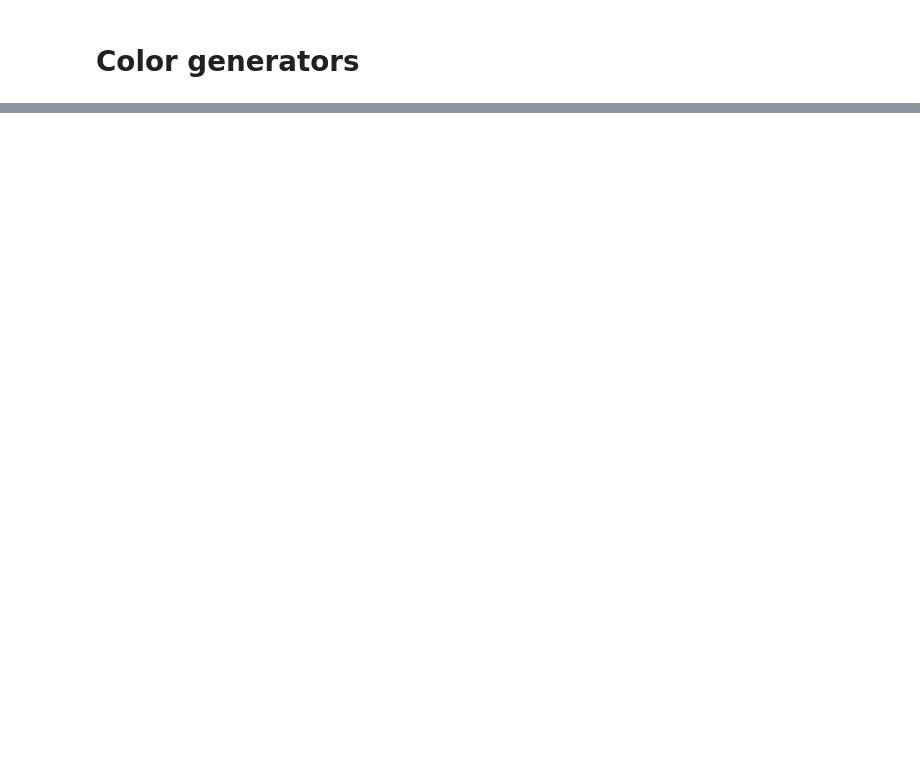
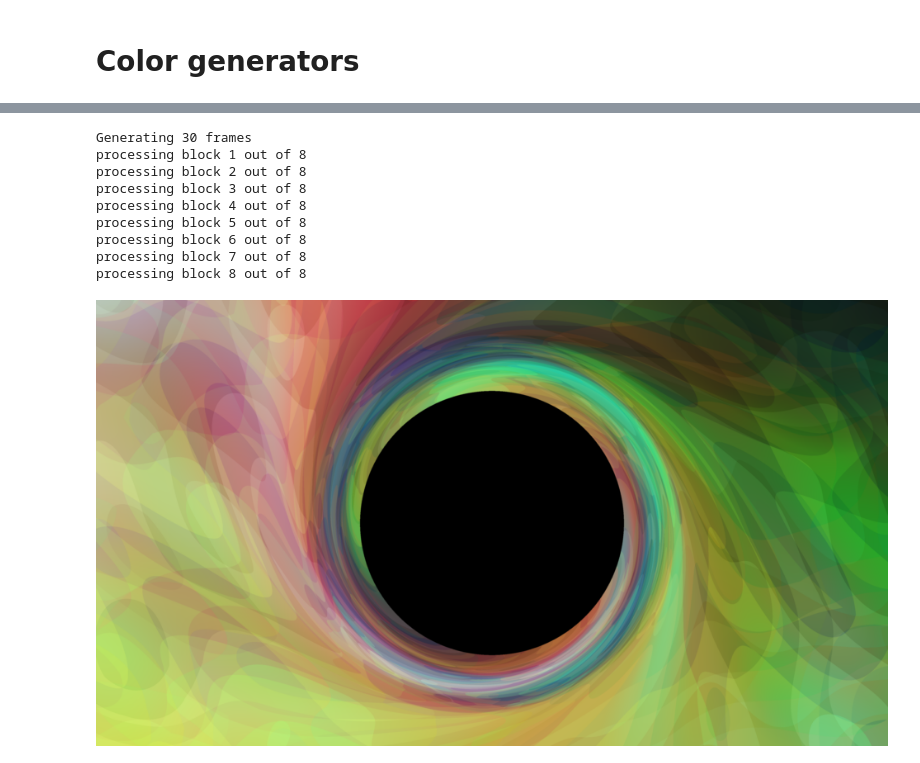
Before and after one commit to Nikita-Gz/ArGen, a Jupyter notebook: ArGen_public.ipynb, the cells around one changed output, grey strips where cells are left out. Cells and saved outputs as stored; diff of their text form; code cells hidden in the pictures; blank space fills up the shorter version.

```diff
--- a/ArGen_public.ipynb
+++ b/ArGen_public.ipynb
@@ -127,3 +125,14 @@ def create_color_generator_input_matrix(resolution, image_centre, coordinate_wid
   return coordinates
 # %% [markdown]
 # Color generators
+# %%
+def process_input_in_parts(inp, processing_function, divide_by_n_parts=8):
+  blocks = np.array_split(inp, divide_by_n_parts, axis=0)
+  outputs = []
+  for i, block in enumerate(blocks):
+    print("processing block " + str(i+1) + " out of " + str(len(blocks)))
+    result = processing_function(block)
+    outputs.append(result)
+
+  final_result = np.concatenate(outputs)
+  return final_result
@@ -219,0 +376,68 @@ Image.fromarray(vals)
+# %%
+video_fps = 60
+seconds = 10
+frame_count = video_fps * seconds
+display_frame_every = 60
+target_resolution = (1920, 1080)
+supersampling_multiplier = 2
+supersampling_resolution = [size * supersampling_multiplier for size in target_resolution]
+centre = (0, 0)
+width = 50
+pixel_ratio = 1
+
+display_coefficient = 0.5
+display_size = (int(target_resolution[0]*display_coefficient),
+                int(target_resolution[1]*display_coefficient))
+
+process = (
+        ffmpeg
+            .input('pipe:', format='rawvideo', pix_fmt='rgb24', s='{}x{}'.format(target_resolution[0], target_resolution[1]), r=video_fps)
+            .output('animation.mp4', pix_fmt='yuv420p', crf=15, vcodec='h264')
+            .overwrite_output()
+            .run_async(pipe_stdin=True)
+    )
+
+try:
+  shutil.rmtree('./render_imgs')
+except:
+  pass
+os.mkdir("render_imgs")
+frames_limit = video_fps * seconds
+print('Generating {} frames'.format(frames_limit))
+for i in range(frames_limit):
+  final_input = make_final_input_vortex(i, supersampling_resolution, centre, width, 1, seconds, video_fps)
+
+  #out = model(np.expand_dims(final_input, 0))[0]
+  output = stairs_generator(final_input)
+  img = Image.fromarray(output)
+
+  if i % display_frame_every == 0:
+      displayed_image = img.resize(display_size, resample=PIL.Image.BILINEAR)
+      display(displayed_image)
+
+  img = img.resize(target_resolution, resample=PIL.Image.BICUBIC)
+
+  print('saving')
+  process.stdin.write(np.asarray(img).astype('uint8').tobytes())
+  #img_viewable.save("./render_imgs/img-{}.png".format(i), format="png")
+  print('saved')
+
+  #frame = np.asarray(img_viewable)
+  #video.write(frame[..., ::-1])
+  print('frame {} done'.format(i))
+
+process.stdin.close()
+process.wait()
+files.download('animation.mp4')
+#video.release()
+# %% [output]
+Generating 30 frames
+processing block 1 out of 8
+processing block 2 out of 8
+processing block 3 out of 8
+processing block 4 out of 8
+processing block 5 out of 8
+processing block 6 out of 8
+processing block 7 out of 8
+processing block 8 out of 8
+[figure, added]
```
Also changed, not shown: parts of 24 cells of this notebook.
